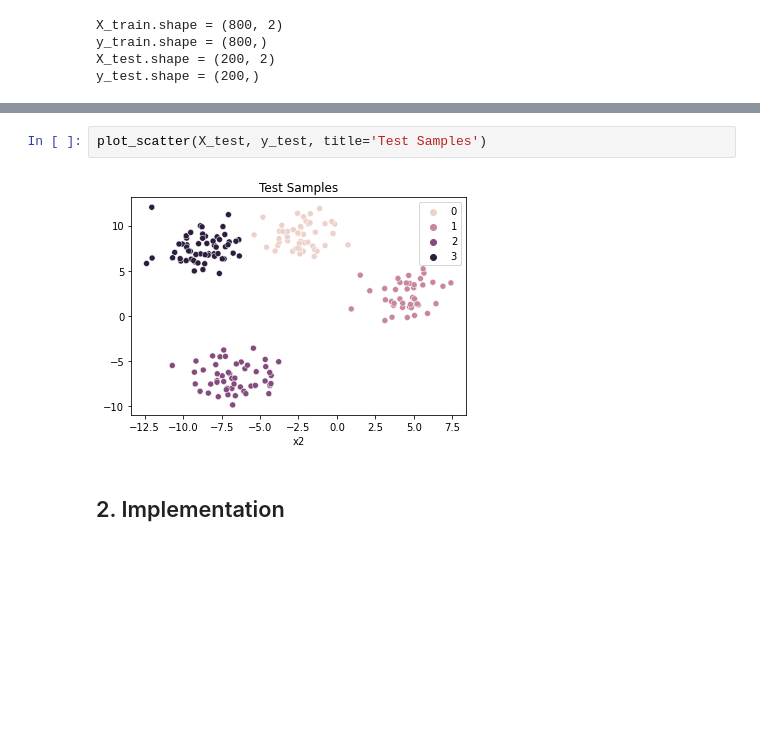
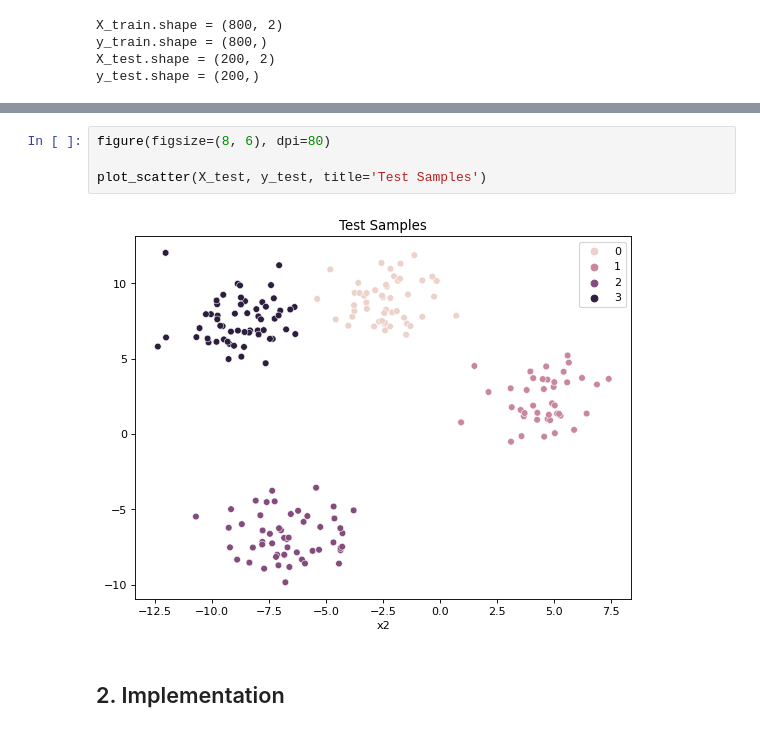
Before and after one commit to Leticia-paiva/d3APL, a Jupyter notebook: v2.ipynb, the cells around one changed output, grey strips where cells are left out. Saved outputs shown, nothing was run; the diff lists cells and outputs as text; blank space fills up the shorter version.

```diff
--- a/v2.ipynb
+++ b/v2.ipynb
@@ -72,7 +75,9 @@ plot_scatter(X_train, y_train, title='Training Samples')
 # %%
+figure(figsize=(8, 6), dpi=80)
+
 plot_scatter(X_test, y_test, title='Test Samples')
 # %% [output]
-[figure, old version]
+[figure, new version]
 # %% [markdown]
 ## 2. Implementation
 # %%
```
Also changed, not shown: parts of 19 cells of this notebook, 2 other files.
